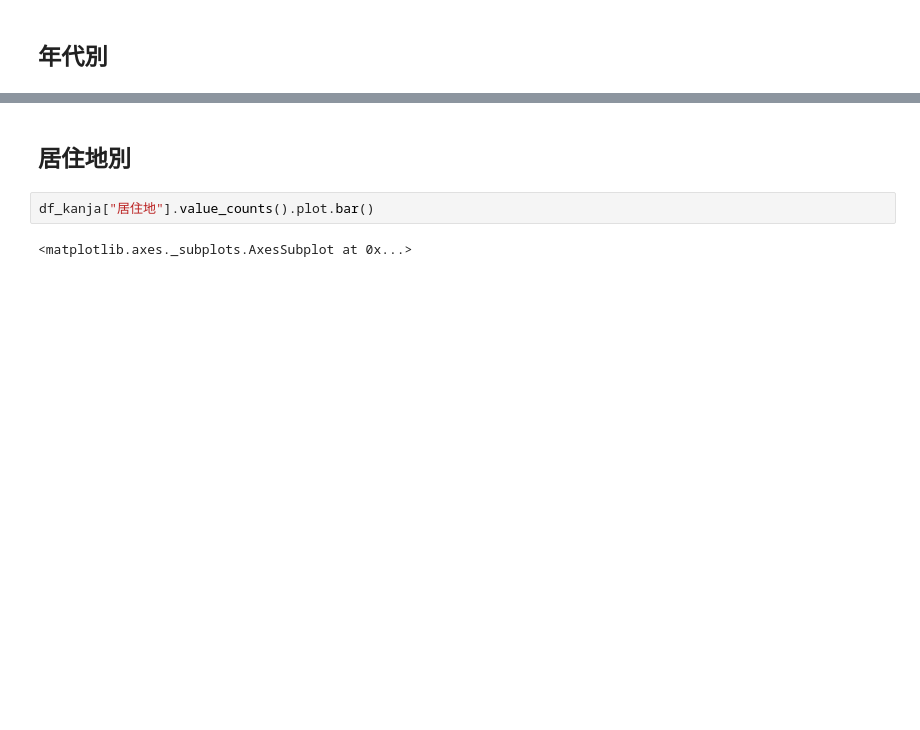
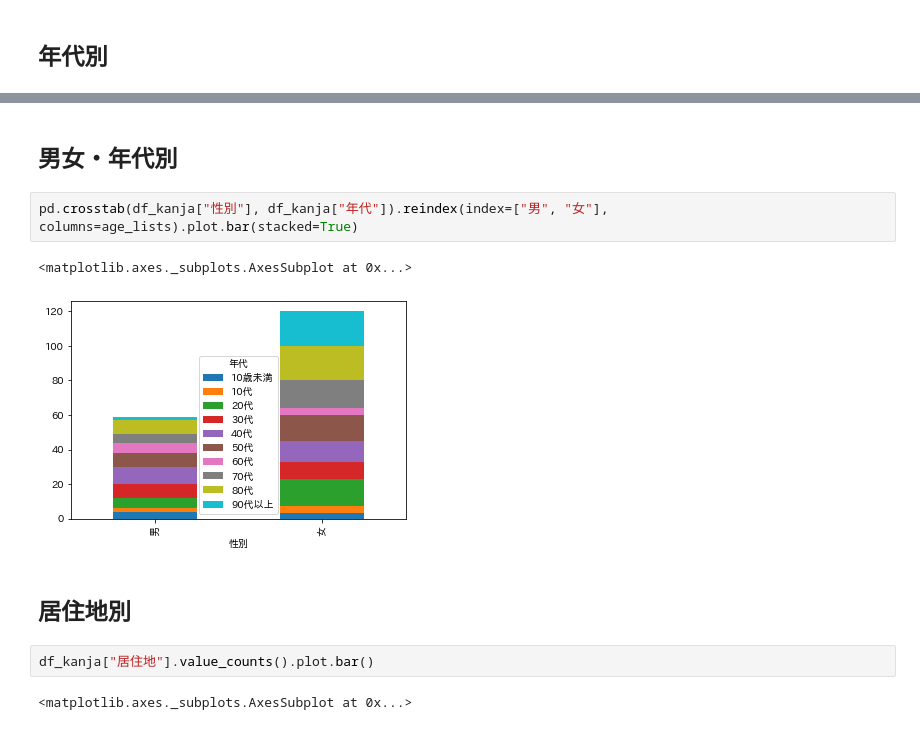
Before and after one commit to imabari/covid19-data, a Jupyter notebook: toyama/toyama_sample.ipynb, the cells around one changed output, grey strips where cells are left out. Cells and saved outputs as stored; diff of their text form; blank space fills up the shorter version.

```diff
--- a/toyama/toyama_sample.ipynb
+++ b/toyama/toyama_sample.ipynb
@@ -186,3 +211,10 @@ df_kanja["年代"].value_counts().reindex(age_lists).plot.bar()
+# %% [markdown]
+## 男女・年代別
+# %%
+pd.crosstab(df_kanja["性別"], df_kanja["年代"]).reindex(index=["男", "女"], columns=age_lists).plot.bar(stacked=True)
+# %% [output]
+<matplotlib.axes._subplots.AxesSubplot at 0x...>
+[figure, added]
 # %% [markdown]
 ## 居住地別
 # %%
```
Also changed, not shown: parts of 25 cells of this notebook.
